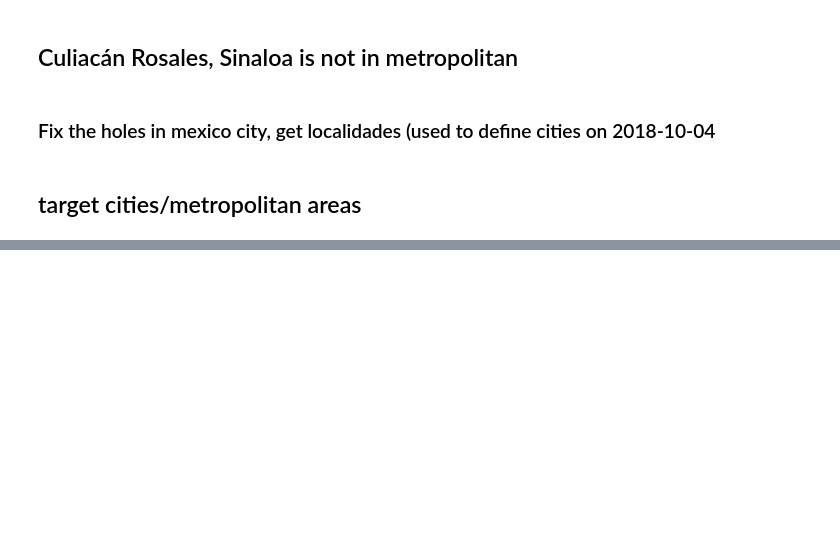
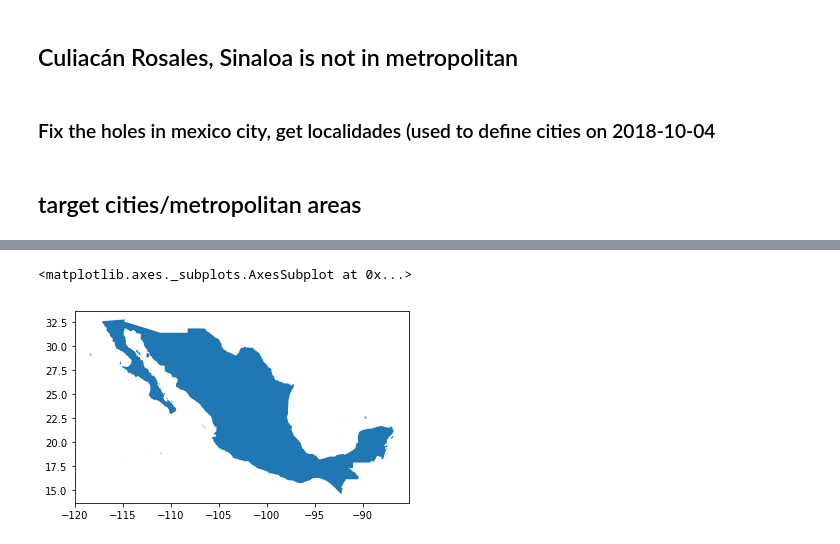
Before and after one commit to JHWu92/mob2crime, a Jupyter notebook: CLEAN-target cities and population in MEX, COL.ipynb, the cells around one changed output, grey strips where cells are left out. Cells and saved outputs as stored; diff of their text form; code cells hidden in the pictures; blank space fills up the shorter version.

Commit message:
get mex country boarder from states, takes 44mins

```diff
--- a/CLEAN-target cities and population in MEX, COL.ipynb
+++ b/CLEAN-target cities and population in MEX, COL.ipynb
@@ -221,0 +230,3 @@ some_map.save('data/cities_mexico.html')
+# %%
+%%time
+mex = cascaded_union(shp_state.geometry.values)
@@ -221,0 +236,7 @@ some_map.save('data/cities_mexico.html')
+# %%
+mex_gpdf = gp.GeoDataFrame([[mex,]], columns=['geometry'])
+# %%
+mex_gpdf.plot()
+# %% [output]
+<matplotlib.axes._subplots.AxesSubplot at 0x...>
+[figure, added]
```
Also changed, not shown: parts of 5 cells of this notebook, 1 other file.
